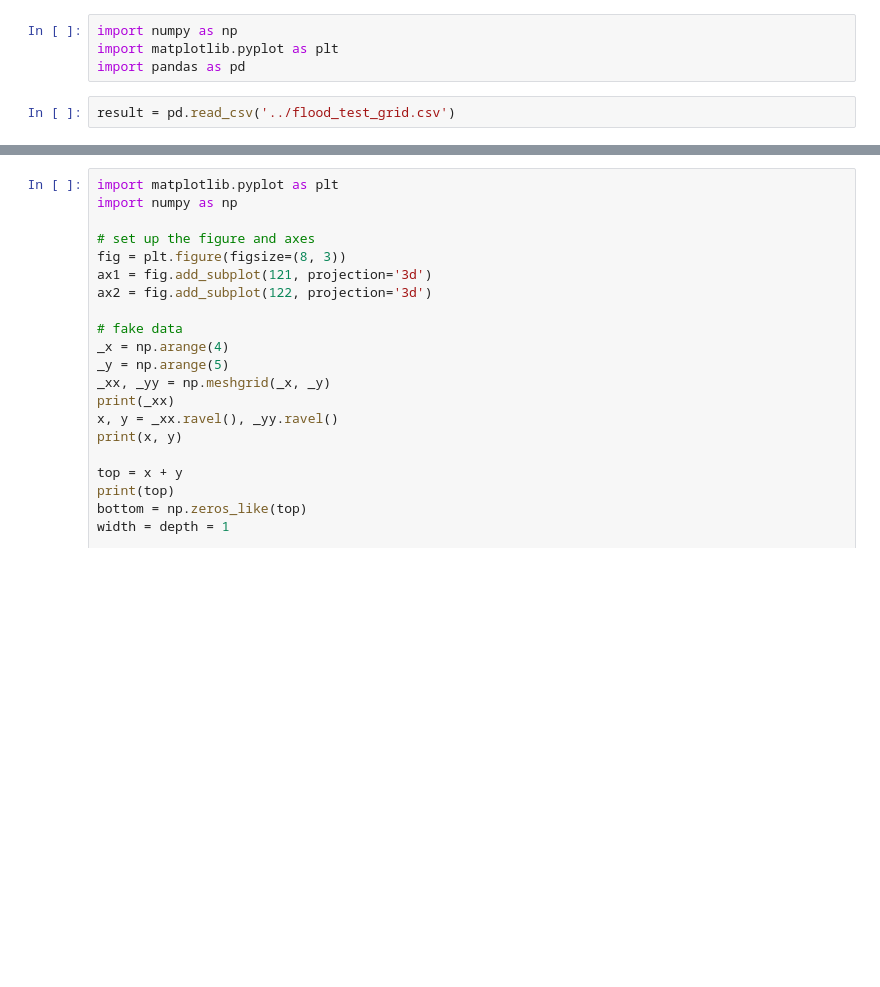
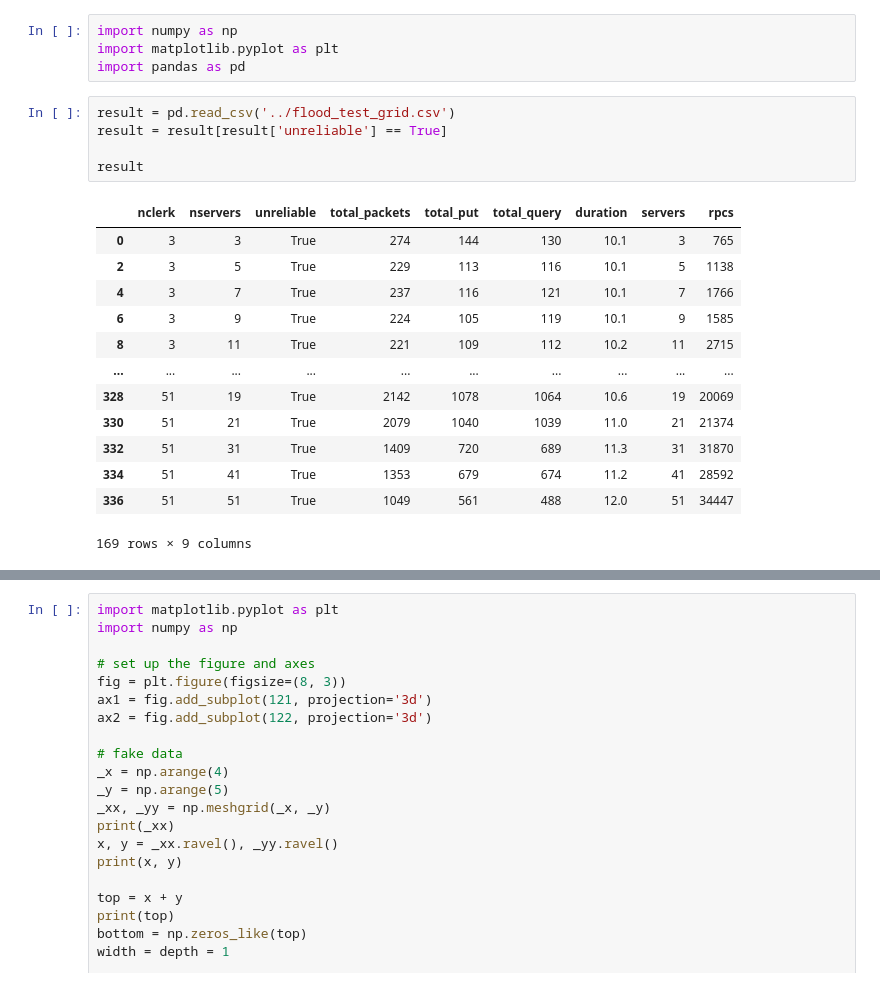
Before and after one commit to AmyTao/MyDNS, a Jupyter notebook: src/client_tests/vis_result.ipynb, the cells around one changed output, grey strips where cells are left out. Cells and saved outputs as stored; diff of their text form; blank space fills up the shorter version.

```diff
--- a/src/client_tests/vis_result.ipynb
+++ b/src/client_tests/vis_result.ipynb
@@ -4,6 +4,23 @@ import matplotlib.pyplot as plt
 import pandas as pd
 # %%
 result = pd.read_csv('../flood_test_grid.csv')
+result = result[result['unreliable'] == True]
+
+result
+# %% [output]
+|  | nclerk | nservers | unreliable | total_packets | total_put | total_query | duration | servers | rpcs |
+| 0 | 3 | 3 | True | 274 | 144 | 130 | 10.1 | 3 | 765 |
+| 2 | 3 | 5 | True | 229 | 113 | 116 | 10.1 | 5 | 1138 |
+| 4 | 3 | 7 | True | 237 | 116 | 121 | 10.1 | 7 | 1766 |
+| 6 | 3 | 9 | True | 224 | 105 | 119 | 10.1 | 9 | 1585 |
+| 8 | 3 | 11 | True | 221 | 109 | 112 | 10.2 | 11 | 2715 |
+| ... | ... | ... | ... | ... | ... | ... | ... | ... | ... |
+| 328 | 51 | 19 | True | 2142 | 1078 | 1064 | 10.6 | 19 | 20069 |
+| 330 | 51 | 21 | True | 2079 | 1040 | 1039 | 11.0 | 21 | 21374 |
+| 332 | 51 | 31 | True | 1409 | 720 | 689 | 11.3 | 31 | 31870 |
+| 334 | 51 | 41 | True | 1353 | 679 | 674 | 11.2 | 41 | 28592 |
+| 336 | 51 | 51 | True | 1049 | 561 | 488 | 12.0 | 51 | 34447 |
+169 rows × 9 columns
 # %%
 # plot the 3D plot: x is nclerk, y is nservers, and z is total_packets
 
```
Also changed, not shown: parts of 1 cell of this notebook, 3 other files.
